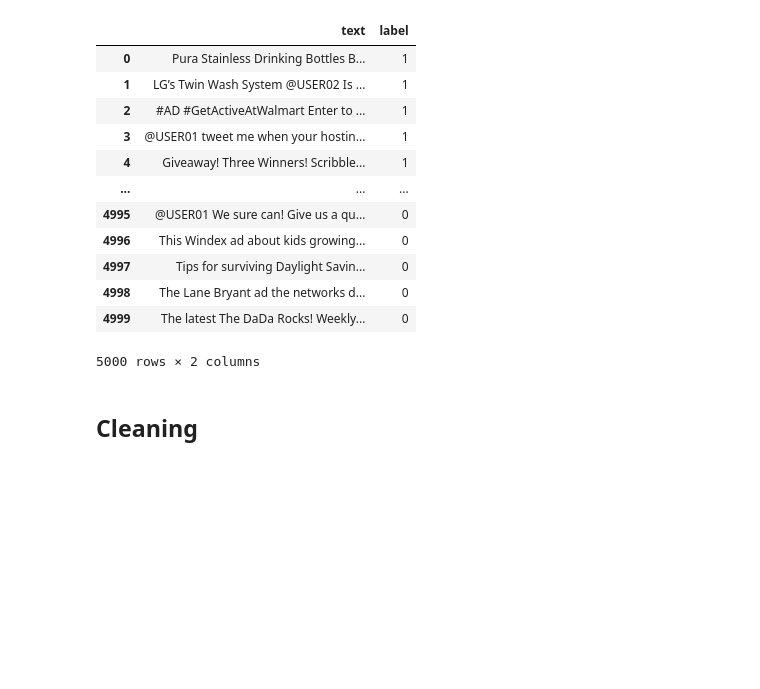
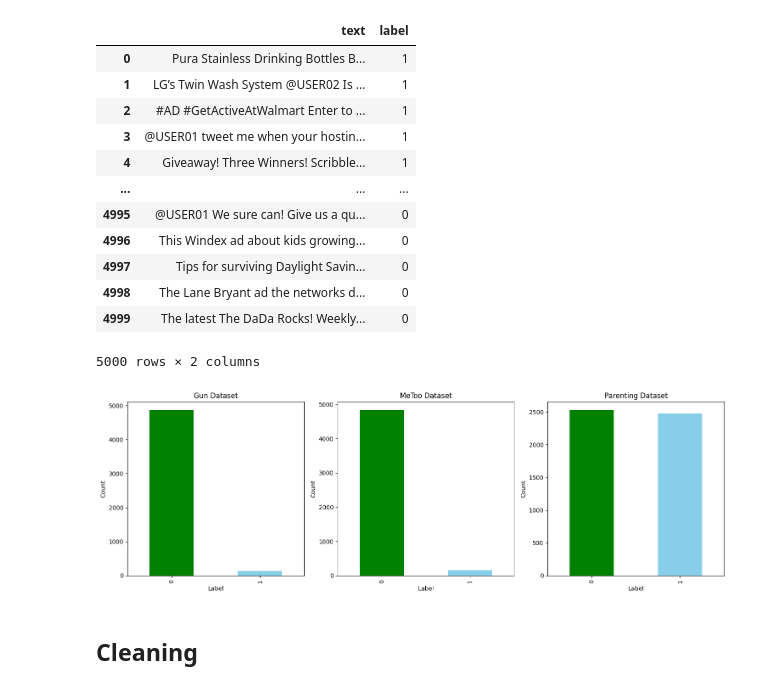
Before and after one commit to stormaref/ML-Final, a Jupyter notebook: main.ipynb, the cells around one changed output. Cells and saved outputs as stored; diff of their text form; code cells hidden in the pictures; blank space fills up the shorter version.

Commit message:
add label plot

```diff
--- a/main.ipynb
+++ b/main.ipynb
@@ -108,6 +108,31 @@ parenting
 | 4998 | The Lane Bryant ad the networks d... | 0 |
 | 4999 | The latest The DaDa Rocks! Weekly... | 0 |
 5000 rows × 2 columns
+# %%
+fig, axs = plt.subplots(1, 3, figsize=(15, 5))
+
+gun_labels = gun['label'].value_counts()
+gun_labels.plot(kind='bar', ax=axs[0], color=['green', 'skyblue'])
+axs[0].set_title('Gun Dataset')
+axs[0].set_xlabel('Label')
+axs[0].set_ylabel('Count')
+
+metoo_labels = metoo['label'].value_counts()
+metoo_labels.plot(kind='bar', ax=axs[1], color=['green', 'skyblue'])
+axs[1].set_title('MeToo Dataset')
+axs[1].set_xlabel('Label')
+axs[1].set_ylabel('Count')
+
+parenting_labels = parenting['label'].value_counts()
+parenting_labels.plot(kind='bar', ax=axs[2], color=['green', 'skyblue'])
+axs[2].set_title('Parenting Dataset')
+axs[2].set_xlabel('Label')
+axs[2].set_ylabel('Count')
+
+plt.tight_layout()
+plt.show()
+# %% [output]
+[figure, added]
 # %% [markdown]
 ## Cleaning
 # %%
```
Also changed, not shown: parts of 1 cell of this notebook.
